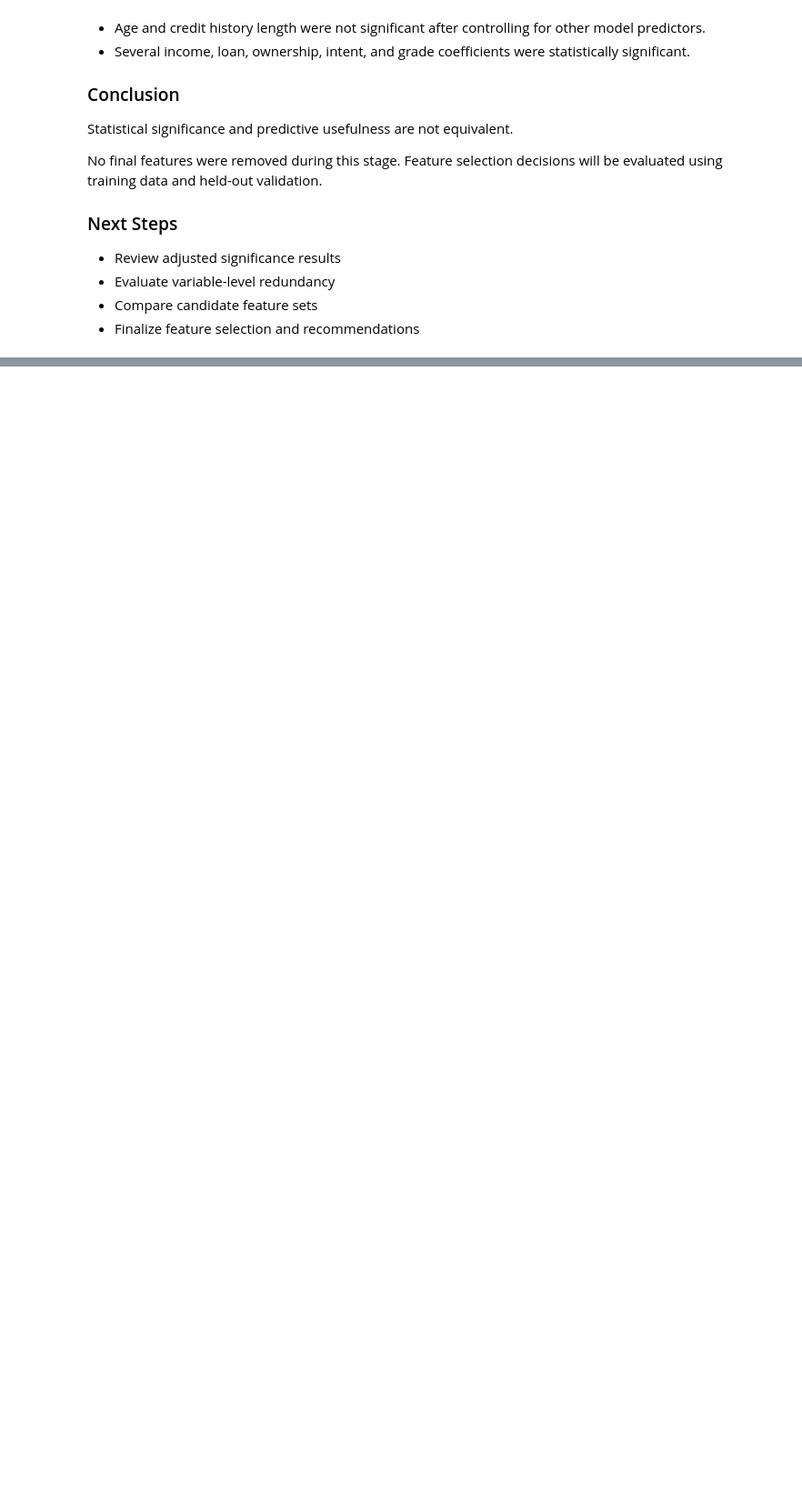
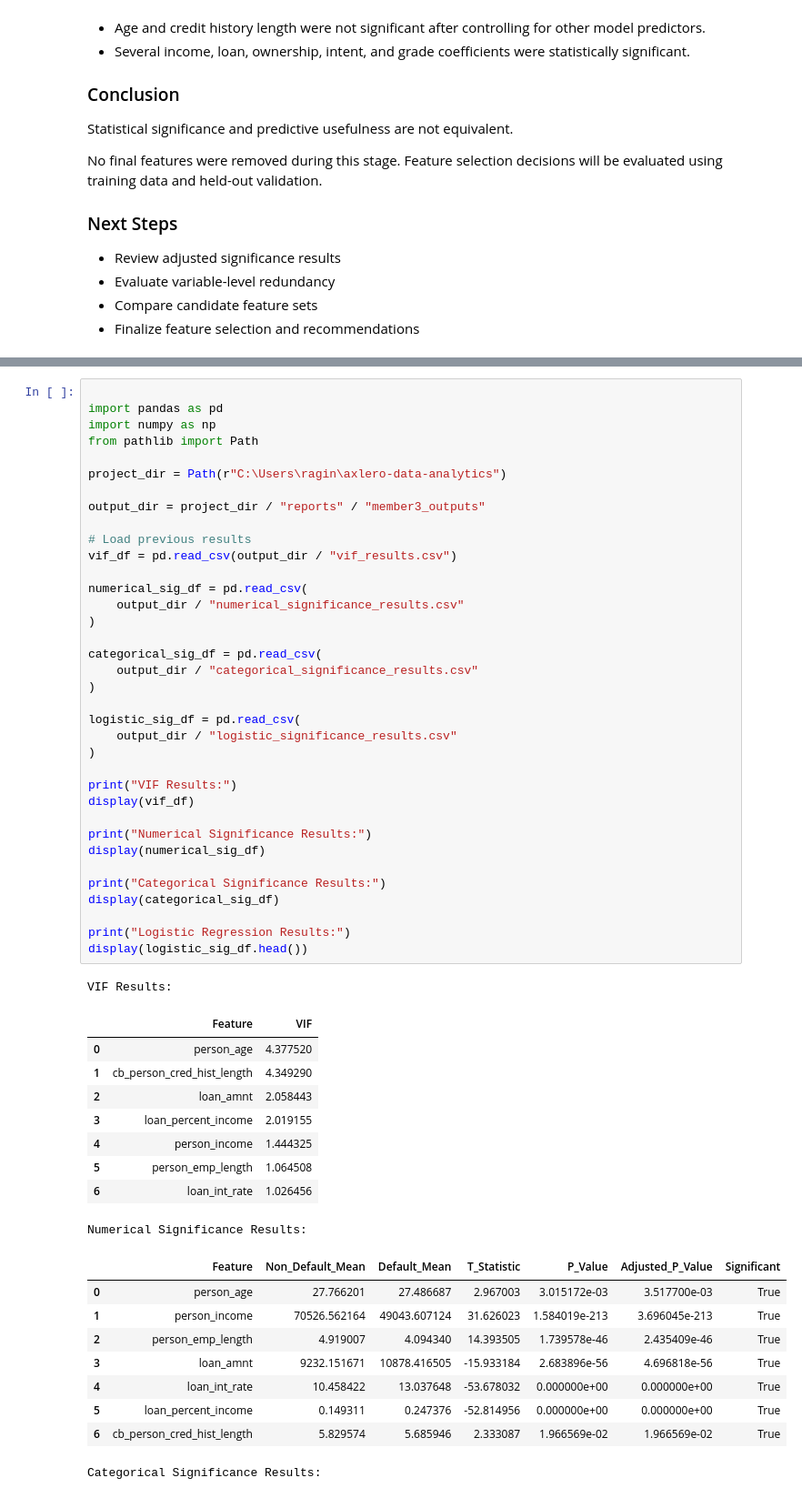
Before and after one commit to pujansonani/axlero-data-analytics, a Jupyter notebook: notebooks/member3/feature_selection_validation.ipynb, the cells around one changed output, grey strips where cells are left out. Shown at 91% size. Saved outputs shown, nothing was run; the diff lists cells and outputs as text; blank space fills up the shorter version.

```diff
--- a/notebooks/member3/feature_selection_validation.ipynb
+++ b/notebooks/member3/feature_selection_validation.ipynb
@@ -756,0 +771,56 @@ using training data and held-out validation.
+# %%
+
+import pandas as pd
+import numpy as np
+from pathlib import Path
+
+project_dir = Path(r"C:\Users\ragin\axlero-data-analytics")
+
+output_dir = project_dir / "reports" / "member3_outputs"
+
+# Load previous results
+vif_df = pd.read_csv(output_dir / "vif_results.csv")
+
+numerical_sig_df = pd.read_csv(
+    output_dir / "numerical_significance_results.csv"
+)
+
+categorical_sig_df = pd.read_csv(
+    output_dir / "categorical_significance_results.csv"
+)
+
+logistic_sig_df = pd.read_csv(
+    output_dir / "logistic_significance_results.csv"
+)
+
+print("VIF Results:")
+display(vif_df)
+
+print("Numerical Significance Results:")
+display(numerical_sig_df)
+
+print("Categorical Significance Results:")
+display(categorical_sig_df)
+
+print("Logistic Regression Results:")
+display(logistic_sig_df.head())
+# %% [output]
+VIF Results:
+|  | Feature | VIF |
+| 0 | person_age | 4.377520 |
+| 1 | cb_person_cred_hist_length | 4.349290 |
+| 2 | loan_amnt | 2.058443 |
+| 3 | loan_percent_income | 2.019155 |
+| 4 | person_income | 1.444325 |
+| 5 | person_emp_length | 1.064508 |
+| 6 | loan_int_rate | 1.026456 |
+Numerical Significance Results:
+|  | Feature | Non_Default_Mean | Default_Mean | T_Statistic | P_Value | Adjusted_P_Value | Significant |
+| 0 | person_age | 27.766201 | 27.486687 | 2.967003 | 3.015172e-03 | 3.517700e-03 | True |
+| 1 | person_income | 70526.562164 | 49043.607124 | 31.626023 | 1.584019e-213 | 3.696045e-213 | True |
+| 2 | person_emp_length | 4.919007 | 4.094340 | 14.393505 | 1.739578e-46 | 2.435409e-46 | True |
+| 3 | loan_amnt | 9232.151671 | 10878.416505 | -15.933184 | 2.683896e-56 | 4.696818e-56 | True |
+| 4 | loan_int_rate | 10.458422 | 13.037648 | -53.678032 | 0.000000e+00 | 0.000000e+00 | True |
+| 5 | loan_percent_income | 0.149311 | 0.247376 | -52.814956 | 0.000000e+00 | 0.000000e+00 | True |
+| 6 | cb_person_cred_hist_length | 5.829574 | 5.685946 | 2.333087 | 1.966569e-02 | 1.966569e-02 | True |
+Categorical Significance Results:
```
Also changed, not shown: parts of 11 cells of this notebook, 2 other files.
